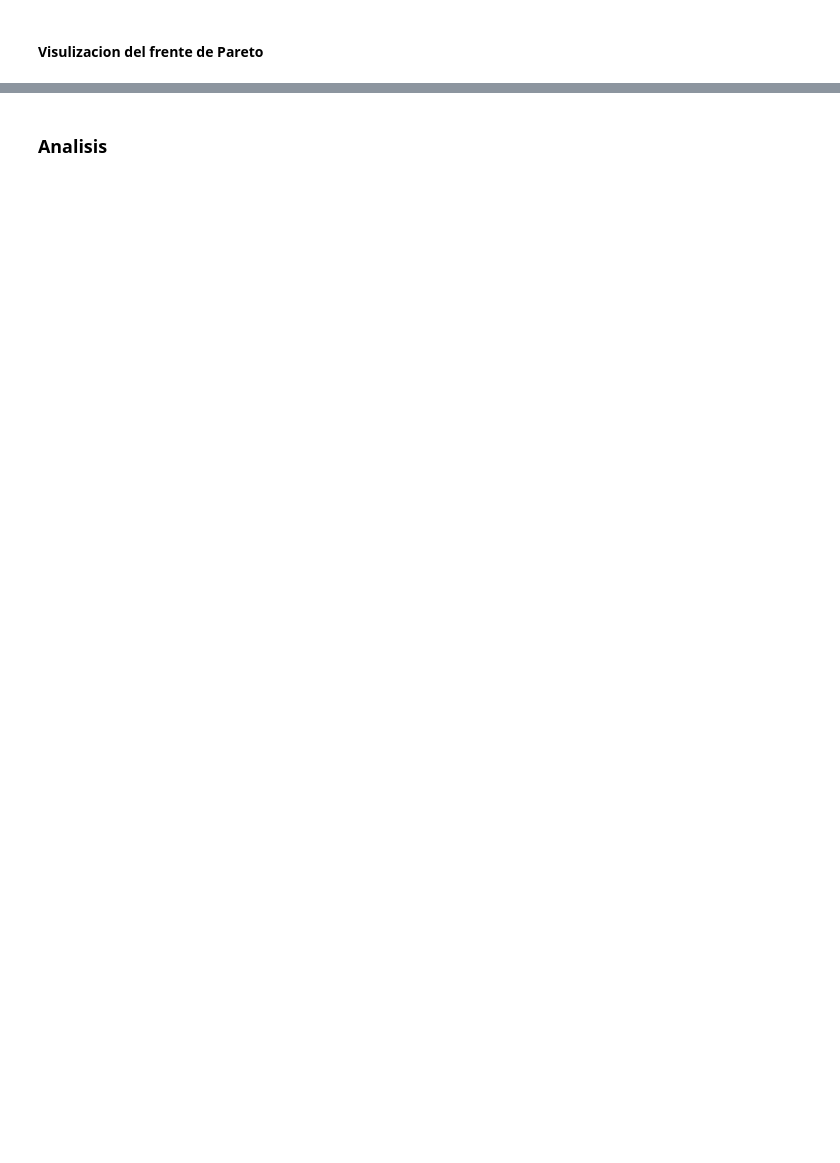
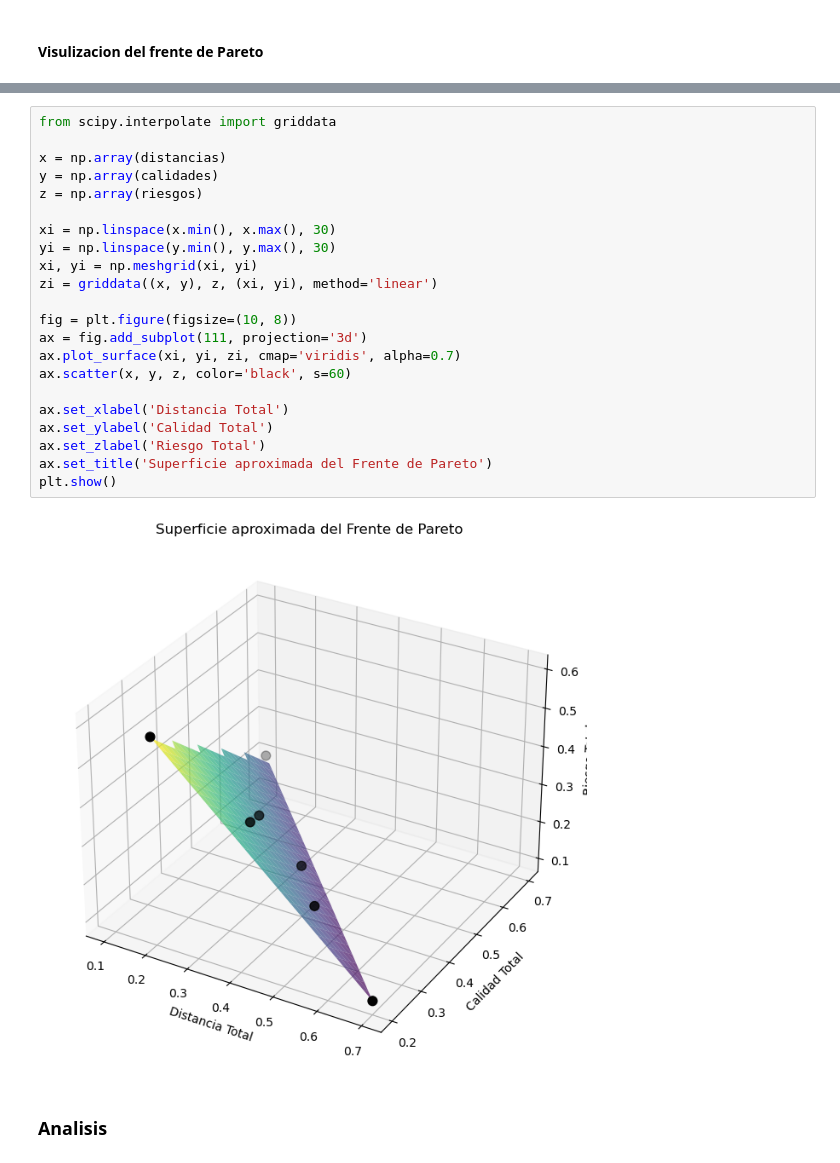
Before and after one commit to SamuelHernandez5/MOS-Actividades, a Jupyter notebook: Labs/Lab5/lab5.ipynb, the cells around one changed output, grey strips where cells are left out. Cells and saved outputs as stored; diff of their text form; blank space fills up the shorter version.

```diff
--- a/Labs/Lab5/lab5.ipynb
+++ b/Labs/Lab5/lab5.ipynb
@@ -423,2 +694,26 @@ Se tomo a y como real por motivos de rendimiento. El modelo de esta manera es ca
+# %%
+from scipy.interpolate import griddata
+
+x = np.array(distancias)
+y = np.array(calidades)
+z = np.array(riesgos)
+
+xi = np.linspace(x.min(), x.max(), 30)
+yi = np.linspace(y.min(), y.max(), 30)
+xi, yi = np.meshgrid(xi, yi)
+zi = griddata((x, y), z, (xi, yi), method='linear')
+
+fig = plt.figure(figsize=(10, 8))
+ax = fig.add_subplot(111, projection='3d')
+ax.plot_surface(xi, yi, zi, cmap='viridis', alpha=0.7)
+ax.scatter(x, y, z, color='black', s=60)
+
+ax.set_xlabel('Distancia Total')
+ax.set_ylabel('Calidad Total')
+ax.set_zlabel('Riesgo Total')
+ax.set_title('Superficie aproximada del Frente de Pareto')
+plt.show()
+# %% [output]
+[figure, added]
 # %% [markdown]
 ### Analisis
```
Also changed, not shown: parts of 7 cells of this notebook, 1 other file.
